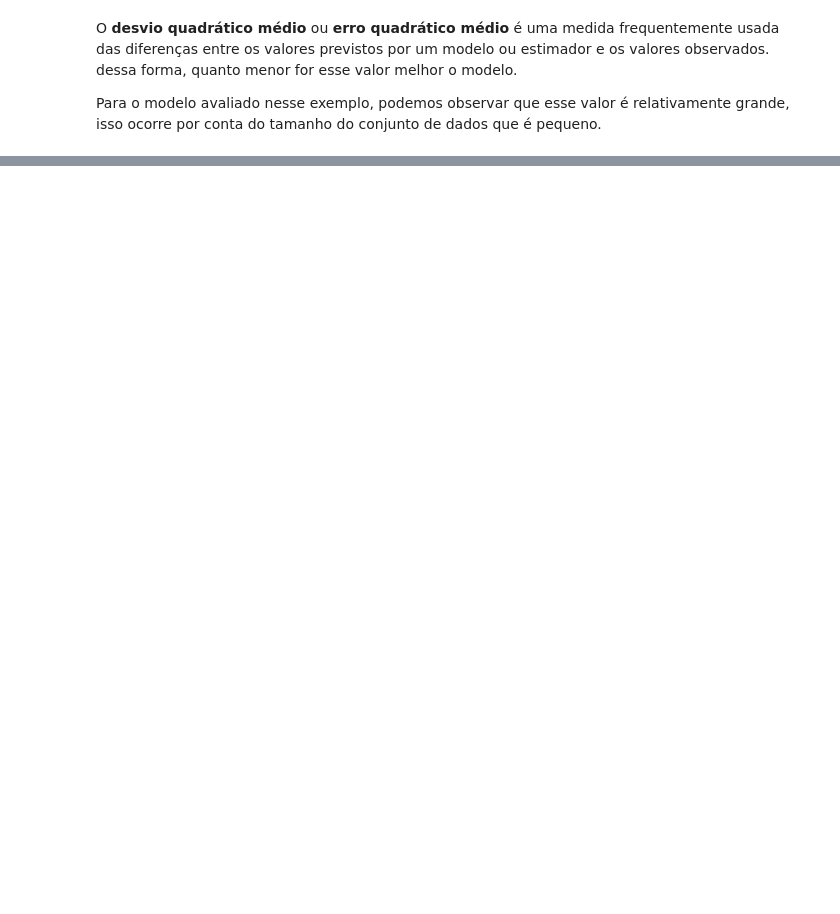
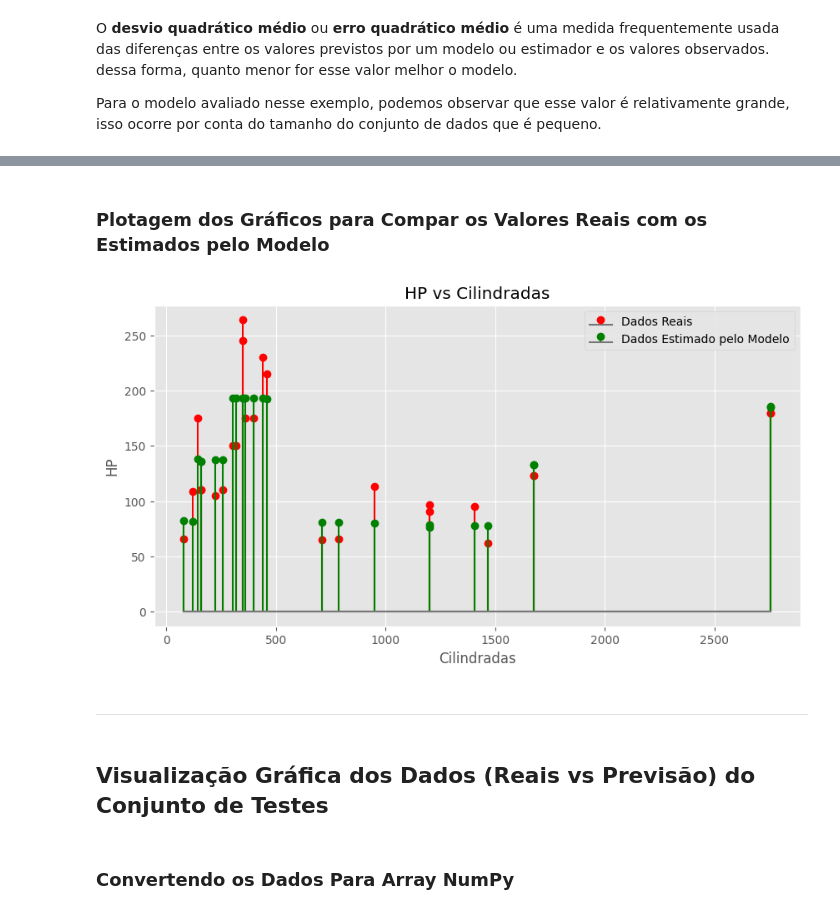
Before and after one commit to Oseiasdfarias/Machine_Learning_com_Spark_e_Pyspark, a Jupyter notebook: Regressao_com_Spark/regressao_lenear_com_spark.ipynb, the cells around one changed output, grey strips where cells are left out. Saved outputs shown, nothing was run; the diff lists cells and outputs as text; code cells hidden in the pictures; blank space fills up the shorter version.

```diff
--- a/Regressao_com_Spark/regressao_lenear_com_spark.ipynb
+++ b/Regressao_com_Spark/regressao_lenear_com_spark.ipynb
@@ -94,8 +94,10 @@ from pyspark.ml.regression import LinearRegression
 #### Instanciando Objeto e criando o Modelo
 # %%
 # Instanciando o objeto LinearRegression
-obj_rl = LinearRegression(featuresCol="independentes", labelCol="dependente",
-                            maxIter=1000, loss="squaredError", standardization=True)
+obj_rl = LinearRegression(featuresCol="independentes",
+                          labelCol="dependente",
+                          maxIter=1000, loss="squaredError",
+                          standardization=True)
 
 # Criando o Modelo
 model_rl = obj_rl.fit(carros_train)
@@ -138,0 +142,10 @@ Para o modelo avaliado nesse exemplo, podemos observar que esse valor é relativ
+# %%
+import matplotlib.pyplot as plt
+import numpy as np
+
+plt.style.use("ggplot")
+# %%
+previsao_train = model_rl.transform(carros_train)
+previsao_train.select("dependente",
+                      "prediction",
+                      "Cilindradas").show(5)
@@ -138,0 +165,8 @@ Para o modelo avaliado nesse exemplo, podemos observar que esse valor é relativ
+# %%
+previsao_train_numpy = previsao_train.select("dependente",
+                                             "prediction",
+                                             "Cilindradas")
+previsao_train_numpy.show(5)
+previsao_train_numpy = previsao_train_numpy.toPandas().to_numpy()
+
+previsao_train_numpy.shape
@@ -138,0 +185,21 @@ Para o modelo avaliado nesse exemplo, podemos observar que esse valor é relativ
+# %% [markdown]
+### Plotagem dos Gráficos para Compar os Valores Reais com os Estimados pelo Modelo
+# %%
+fig1, ax1 = plt.subplots(figsize=(10, 5))
+ax1.stem(previsao_train_numpy[:, 2], previsao_train_numpy[:, 0],
+         "r", markerfmt="ro", label="Dados Reais")
+ax1.stem(previsao_train_numpy[:, 2], previsao_train_numpy[:, 1],
+         "g", markerfmt="go", label="Dados Estimado pelo Modelo")
+plt.title("HP vs Cilindradas")
+ax1.set_xlabel("Cilindradas")
+ax1.set_ylabel("HP")
+ax1.legend()
+plt.show()
+# %% [output]
+[figure, added]
+# %% [markdown]
+---
+# %% [markdown]
+## Visualização Gráfica dos Dados (Reais vs Previsão) do Conjunto de Testes
+# %% [markdown]
+### Convertendo os Dados Para Array NumPy
```
Also changed, not shown: parts of 20 cells of this notebook, 1 other file.
